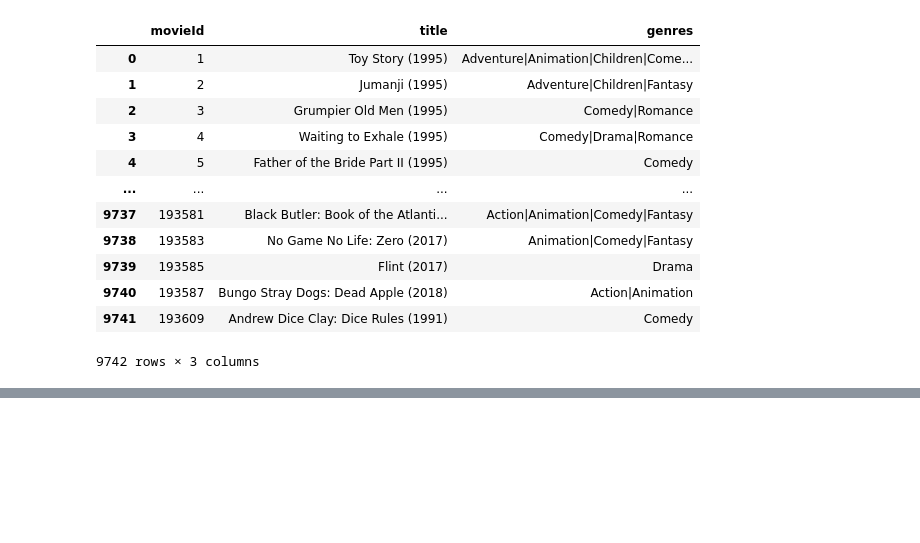
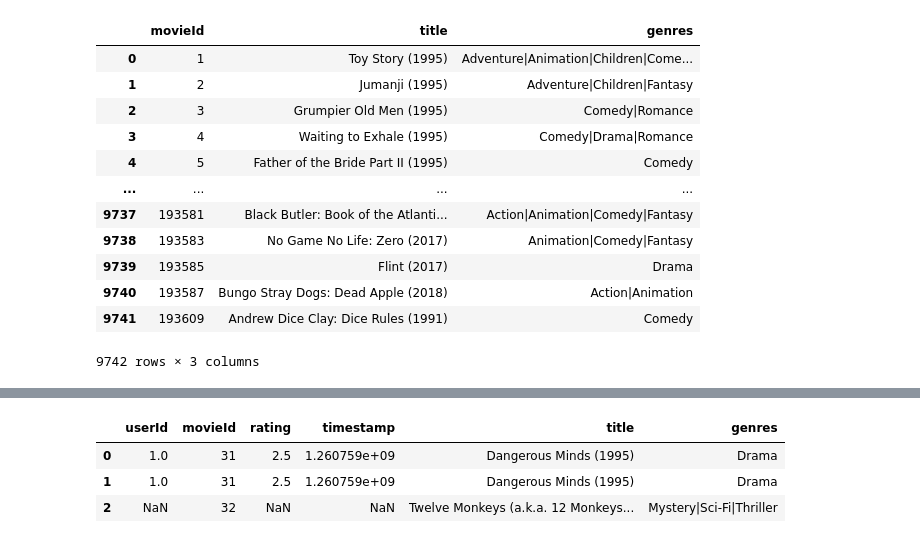
Before and after one commit to Vsevolod1981/Vsevolod2, a Jupyter notebook: Unit_1/Unit_1.ipynb, the cells around one changed output, grey strips where cells are left out. Saved outputs shown, nothing was run; the diff lists cells and outputs as text; code cells hidden in the pictures; blank space fills up the shorter version.

```diff
--- a/Unit_1/Unit_1.ipynb
+++ b/Unit_1/Unit_1.ipynb
@@ -668,0 +691,13 @@ display(movies)
+# %%
+import pandas as pd
+ratings = pd.read_csv('D:\Data Scientist_Skill Factory/ratings_example.txt', sep = '\t')
+#ratings.head()
+movies = pd.read_csv('D:\Data Scientist_Skill Factory/movies_example.txt', sep = '\t')
+#movies.head()
+united = ratings.merge(movies, on = 'movieId', how = 'outer')
+united.head()
+# %% [output]
+|  | userId | movieId | rating | timestamp | title | genres |
+| 0 | 1.0 | 31 | 2.5 | 1.260759e+09 | Dangerous Minds (1995) | Drama |
+| 1 | 1.0 | 31 | 2.5 | 1.260759e+09 | Dangerous Minds (1995) | Drama |
+| 2 | NaN | 32 | NaN | NaN | Twelve Monkeys (a.k.a. 12 Monkeys... | Mystery|Sci-Fi|Thriller |
```
Also changed, not shown: parts of 13 cells of this notebook.
